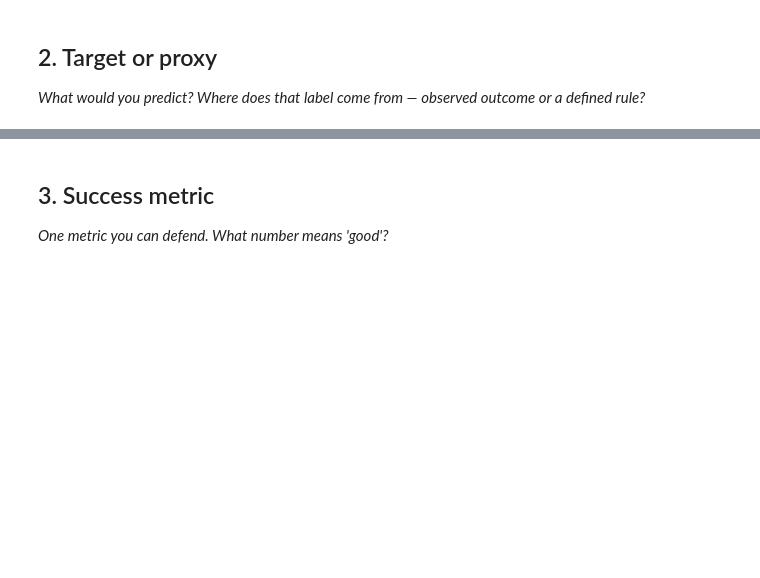
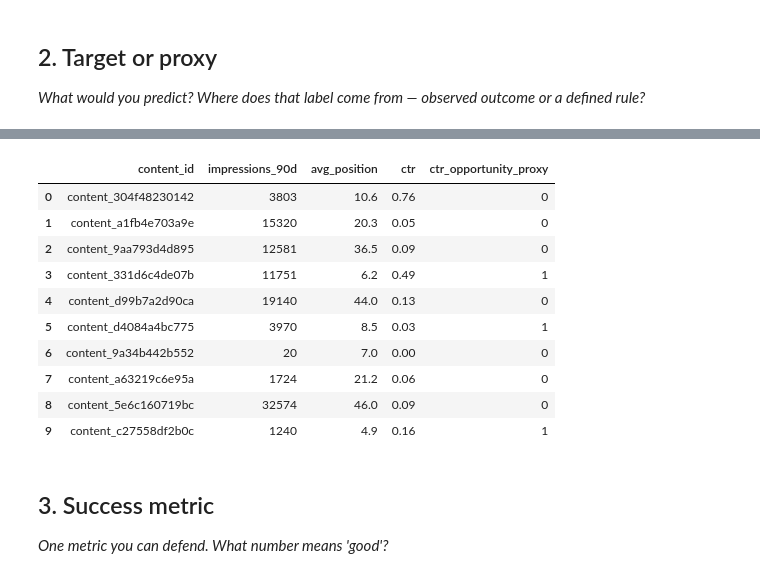
Before and after one commit to melikekaya01/flyrank-ml, a Jupyter notebook: work/notebooks/w02_ml_task_framing.ipynb, the cells around one changed output, grey strips where cells are left out. Drawn from its saved outputs; the diff is of its cells as text; code cells hidden in the pictures; blank space fills up the shorter version.

```diff
--- a/work/notebooks/w02_ml_task_framing.ipynb
+++ b/work/notebooks/w02_ml_task_framing.ipynb
@@ -23,3 +59,42 @@ This skeleton is yours to fill. Work the sections **in order** — each one has
+# %%
+import pandas as pd
+
+DATA_URL = (
+    "https://raw.githubusercontent.com/"
+    "melikekaya01/flyrank-ml/main/"
+    "data/raw/content_refresh_anonymized.csv"
+)
+
+df = pd.read_csv(DATA_URL)
+
+df["ctr_opportunity_proxy"] = (
+    (df["impressions_90d"] >= 500)
+    & (df["avg_position"] > 0)
+    & (df["avg_position"] <= 20)
+    & (df["ctr"] < 0.5)
+).astype(int)
+
+df[
+    [
+        "content_id",
+        "impressions_90d",
+        "avg_position",
+        "ctr",
+        "ctr_opportunity_proxy",
+    ]
+].head(10)
+# %% [output]
+|  | content_id | impressions_90d | avg_position | ctr | ctr_opportunity_proxy |
+| 0 | content_304f48230142 | 3803 | 10.6 | 0.76 | 0 |
+| 1 | content_a1fb4e703a9e | 15320 | 20.3 | 0.05 | 0 |
+| 2 | content_9aa793d4d895 | 12581 | 36.5 | 0.09 | 0 |
+| 3 | content_331d6c4de07b | 11751 | 6.2 | 0.49 | 1 |
+| 4 | content_d99b7a2d90ca | 19140 | 44.0 | 0.13 | 0 |
+| 5 | content_d4084a4bc775 | 3970 | 8.5 | 0.03 | 1 |
+| 6 | content_9a34b442b552 | 20 | 7.0 | 0.00 | 0 |
+| 7 | content_a63219c6e95a | 1724 | 21.2 | 0.06 | 0 |
+| 8 | content_5e6c160719bc | 32574 | 46.0 | 0.09 | 0 |
+| 9 | content_c27558df2b0c | 1240 | 4.9 | 0.16 | 1 |
 # %% [markdown]
 ## 3. Success metric
 
```
Also changed, not shown: parts of 15 cells of this notebook.
